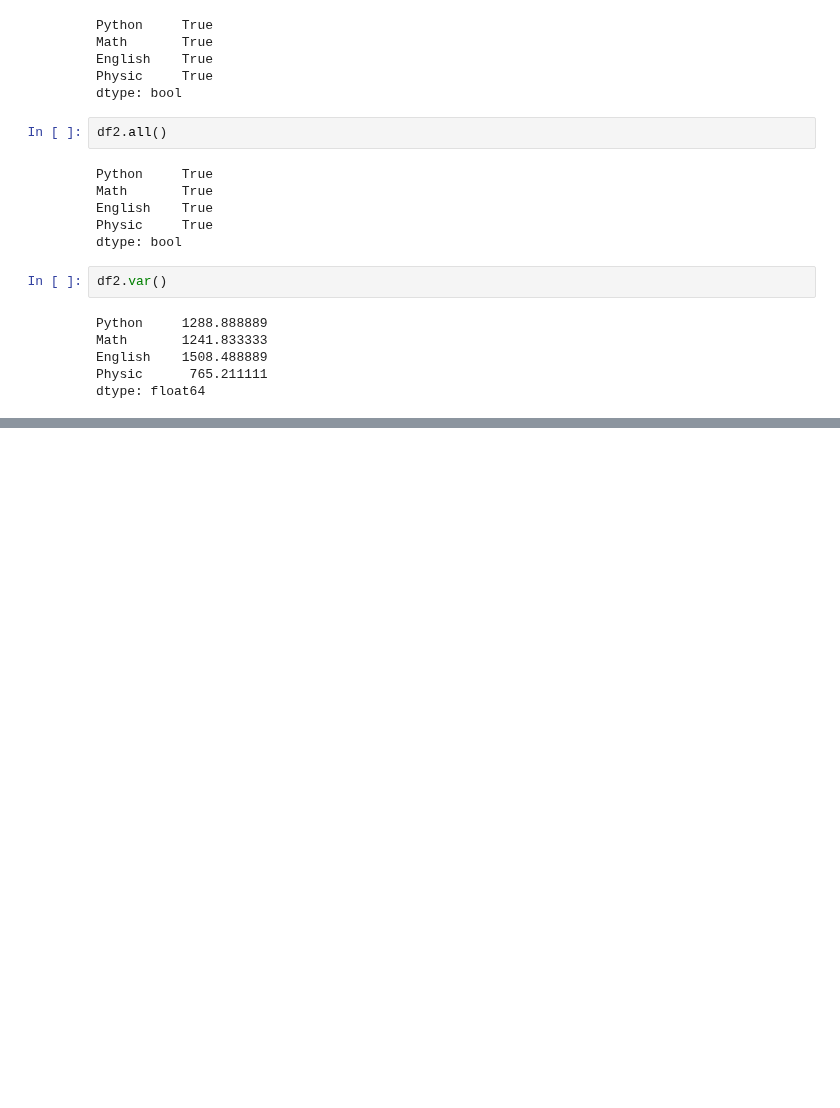
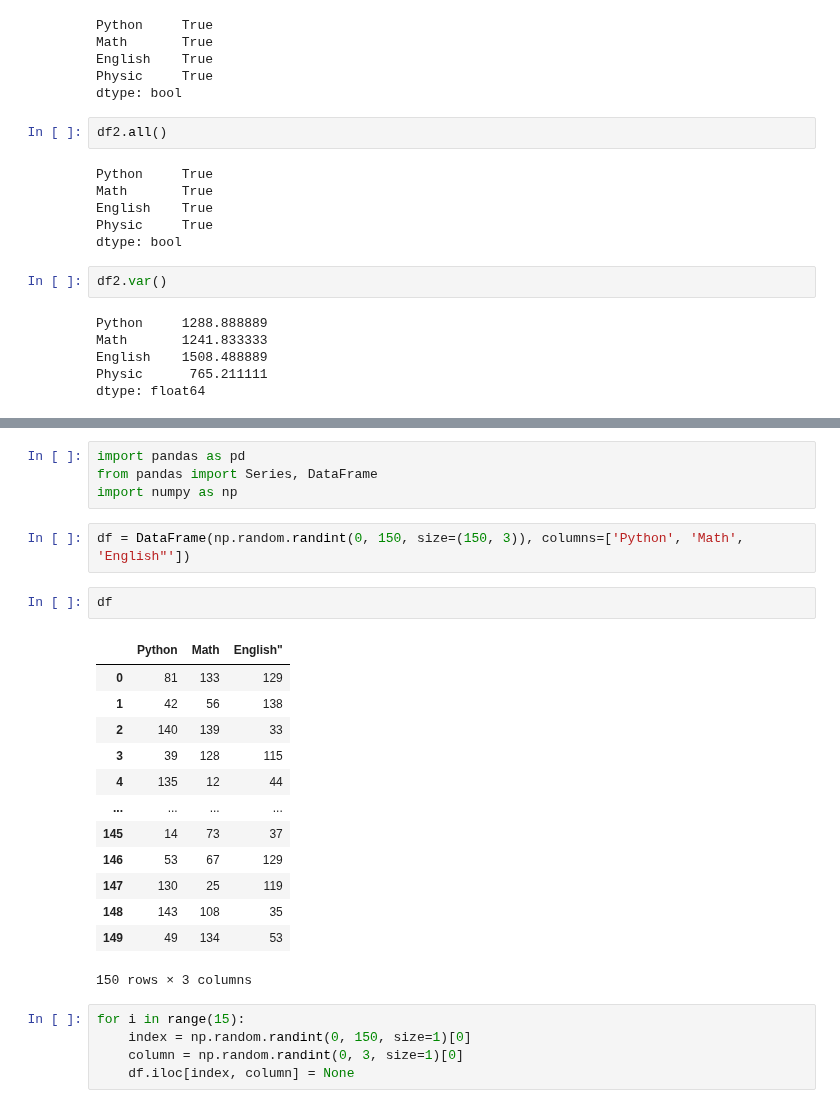
Before and after one commit to TinyHandsome/BookStudy, a Jupyter notebook: python_projects/2-千峰数据分析/7-pandas.ipynb, the cells around one changed output, grey strips where cells are left out. Saved outputs shown, nothing was run; the diff lists cells and outputs as text; blank space fills up the shorter version.

```diff
--- a/python_projects/2-千峰数据分析/7-pandas.ipynb
+++ b/python_projects/2-千峰数据分析/7-pandas.ipynb
@@ -511,0 +681,27 @@ dtype: float64
+# %%
+import pandas as pd
+from pandas import Series, DataFrame
+import numpy as np
+# %%
+df = DataFrame(np.random.randint(0, 150, size=(150, 3)), columns=['Python', 'Math', 'English"'])
+# %%
+df
+# %% [output]
+|  | Python | Math | English" |
+| 0 | 81 | 133 | 129 |
+| 1 | 42 | 56 | 138 |
+| 2 | 140 | 139 | 33 |
+| 3 | 39 | 128 | 115 |
+| 4 | 135 | 12 | 44 |
+| ... | ... | ... | ... |
+| 145 | 14 | 73 | 37 |
+| 146 | 53 | 67 | 129 |
+| 147 | 130 | 25 | 119 |
+| 148 | 143 | 108 | 35 |
+| 149 | 49 | 134 | 53 |
+150 rows × 3 columns
+# %%
+for i in range(15):
+    index = np.random.randint(0, 150, size=1)[0]
+    column = np.random.randint(0, 3, size=1)[0]
+    df.iloc[index, column] = None
```
Also changed, not shown: parts of 25 cells of this notebook, 7 other files.
